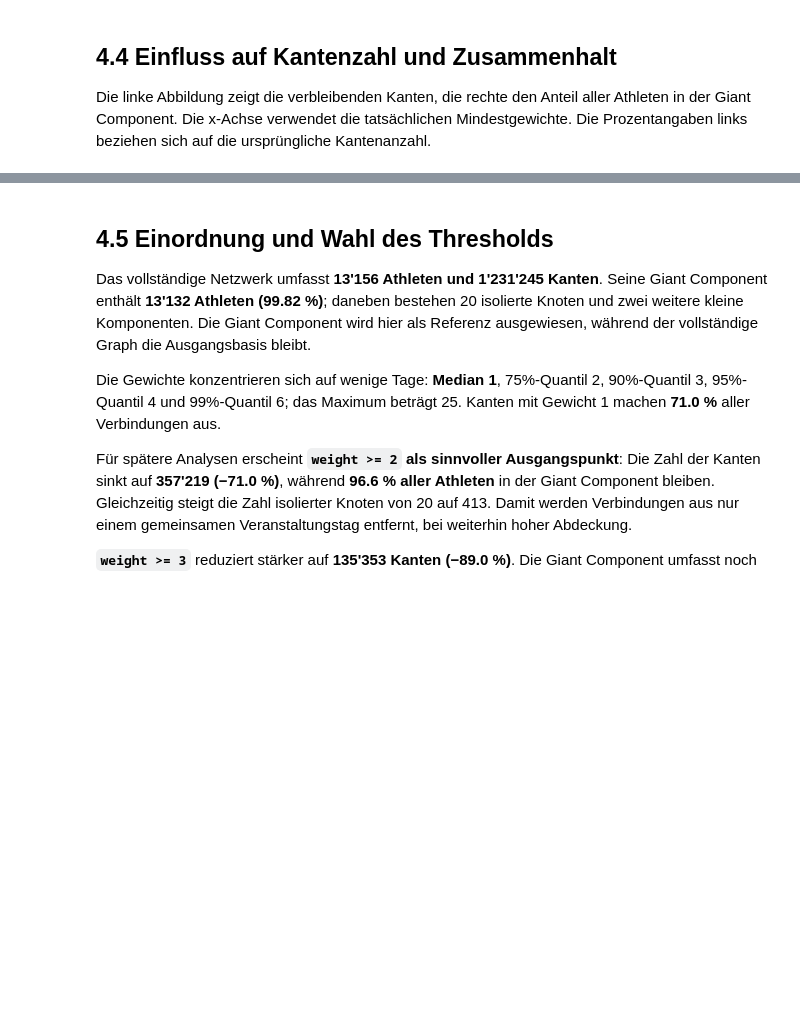
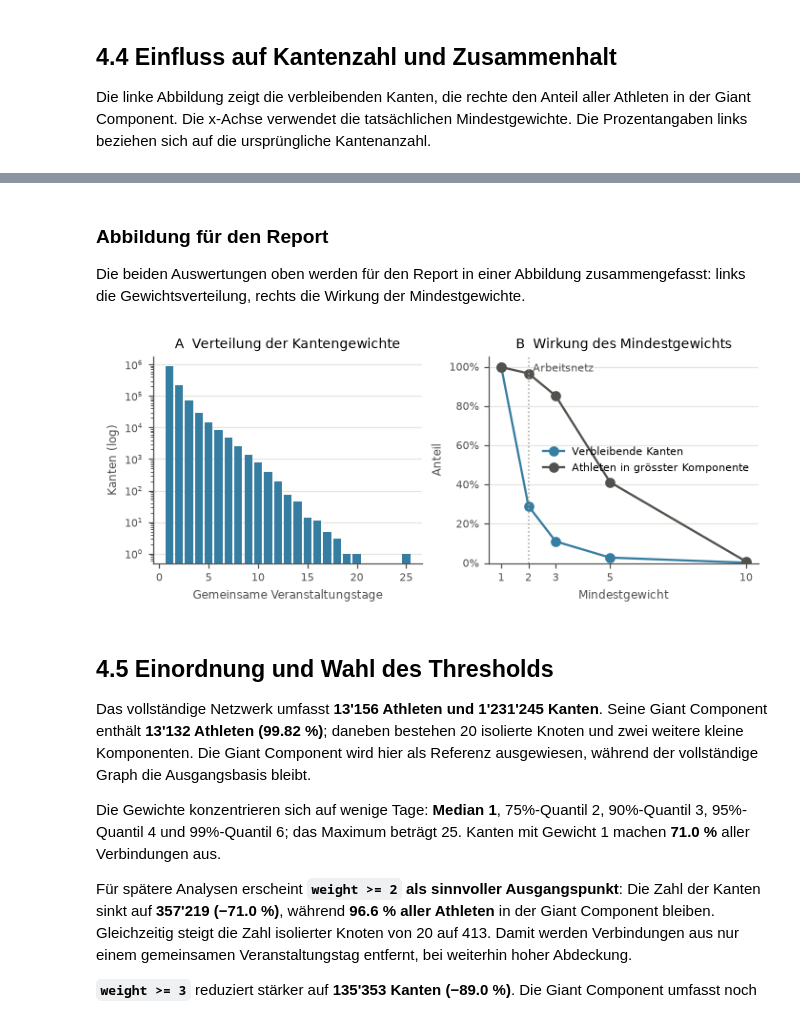
Before and after one commit to damiansze/Athletes-Network, a Jupyter notebook: Notebooks/03_reduktion.ipynb, the cells around one changed output, grey strips where cells are left out. Saved outputs shown, nothing was run; the diff lists cells and outputs as text; code cells hidden in the pictures; blank space fills up the shorter version.

Commit message:
feat: Add Reduction part to report + ego-net

```diff
--- a/Notebooks/03_reduktion.ipynb
+++ b/Notebooks/03_reduktion.ipynb
@@ -8,6 +10,8 @@ Wir prüfen die Ausgangsgrösse, untersuchen die Gewichte und vergleichen die Mi
 from pathlib import Path
 
 import matplotlib.pyplot as plt
+from matplotlib.colors import LinearSegmentedColormap
+from matplotlib.lines import Line2D
 from matplotlib.ticker import FuncFormatter, PercentFormatter
 import networkx as nx
 import numpy as np
@@ -16,8 +20,15 @@ from IPython.display import display
 
 PROJECT_ROOT = Path.cwd() if (Path.cwd() / 'data').exists() else Path.cwd().parent
 GRAPH_PATH = PROJECT_ROOT / 'data/processed/networks/athletes.gexf'
+EVENTS_PATH = PROJECT_ROOT / 'data/processed/networks/athlete_events.parquet'
+NATIONS_PATH = PROJECT_ROOT / 'data/processed/networks/nations.gexf'
+REPORT_DIR = PROJECT_ROOT / 'Report/graphics'
 THRESHOLDS = [1, 2, 3, 5, 10]
 COLOR = '#367da2'
+MUTED = '#a3a29d'
+SEED = 42
+REPORT_RC = {'font.size': 8, 'axes.titlesize': 9, 'axes.labelsize': 8,
+             'xtick.labelsize': 7, 'ytick.labelsize': 7, 'pdf.fonttype': 42}
 
 plt.rcParams.update({
     'figure.dpi': 110, 'font.size': 10,
@@ -290,3 +301,31 @@ plt.show()
+# %% [markdown]
+### Abbildung für den Report
+
+Die beiden Auswertungen oben werden für den Report in einer Abbildung zusammengefasst: links die Gewichtsverteilung, rechts die Wirkung der Mindestgewichte.
+# %%
+with plt.rc_context(REPORT_RC):
+    fig, axes = plt.subplots(1, 2, figsize=(6.3, 2.6), layout='constrained')
+    axes[0].bar(weight_frequency.index, weight_frequency['Kanten'], color=COLOR, width=0.8)
+    axes[0].set_yscale('log')
+    axes[0].set(title='A  Verteilung der Kantengewichte',
+                xlabel='Gemeinsame Veranstaltungstage', ylabel='Kanten (log)')
+
+    for column, label, color in [('edge_share', 'Verbleibende Kanten', COLOR),
+                                 ('giant_component_share', 'Athleten in grösster Komponente', '#52514e')]:
+        axes[1].plot(comparison.index, comparison[column], marker='o', color=color, label=label)
+    axes[1].axvline(2, color=MUTED, linestyle=':', linewidth=1)
+    axes[1].annotate('Arbeitsnetz', (2, 1.02), xytext=(3, 0), textcoords='offset points',
+                     fontsize=7, color='#52514e', va='top')
+    axes[1].yaxis.set_major_formatter(PercentFormatter(xmax=1))
+    axes[1].set(title='B  Wirkung des Mindestgewichts', xlabel='Mindestgewicht',
+                ylabel='Anteil', ylim=(0, 1.05), xticks=THRESHOLDS)
+    axes[1].legend(frameon=False, fontsize=7, loc='center right')
+    for ax in axes:
+        ax.grid(axis='x', visible=False)
+    fig.savefig(REPORT_DIR / '04_kantengewichte.pdf', bbox_inches='tight')
+    plt.show()
+# %% [output]
+[figure, added]
 # %% [markdown]
 ## 4.5 Einordnung und Wahl des Thresholds
 
```
Also changed, not shown: parts of 23 cells of this notebook, 6 other files.
